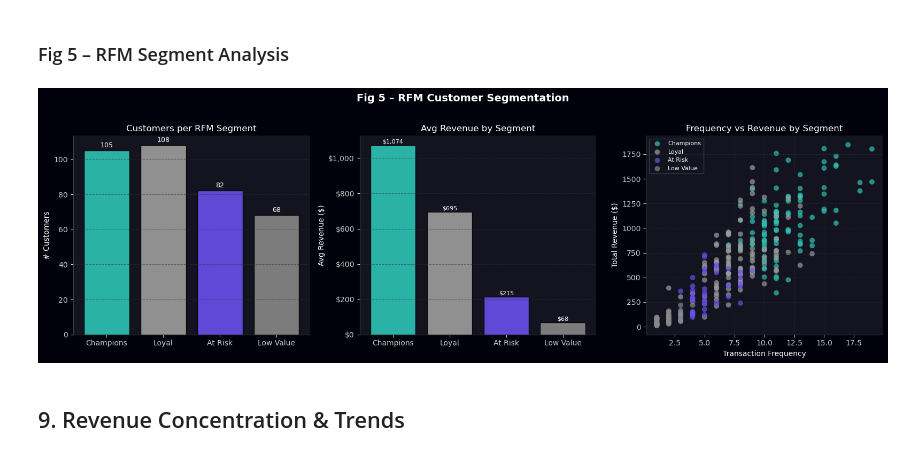
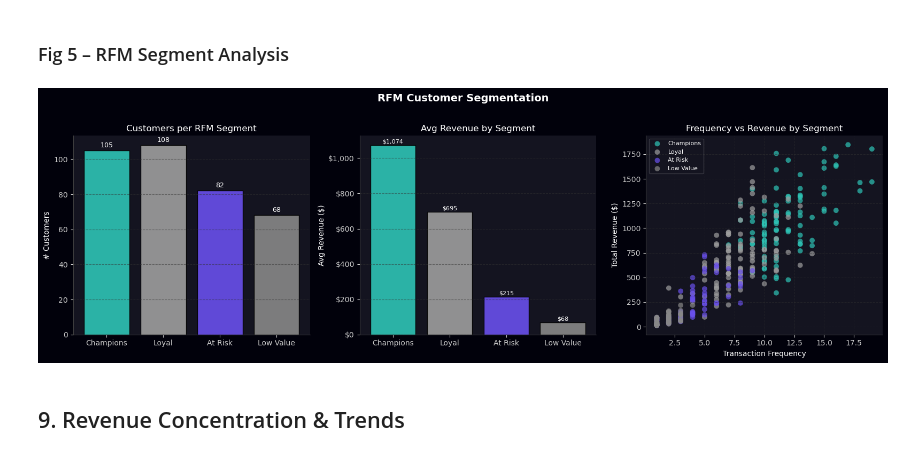
Before and after one commit to benjamint24/ITC-2026, a Jupyter notebook: Final EDA_combined.ipynb, the cells around one changed output. Saved outputs shown, nothing was run; the diff lists cells and outputs as text; code cells hidden in the pictures.

```diff
--- a/Final EDA_combined.ipynb
+++ b/Final EDA_combined.ipynb
@@ -665,7 +665,7 @@ seg_colors = {'Champions': '#2EC4B6', 'Loyal': PALETTE[3], 'At Risk': PALETTE[0]
 seg_order  = ['Champions', 'Loyal', 'At Risk', 'Low Value']
 
 fig, axes = plt.subplots(1, 3, figsize=(16, 5))
-fig.suptitle('Fig 5 – RFM Customer Segmentation', fontsize=14, fontweight='bold', y=1.02)
+fig.suptitle('RFM Customer Segmentation', fontsize=14, fontweight='bold', y=1.02)
 
 # 5a – Count per segment
 ax = axes[0]
@@ -677,34 +677,34 @@ for bar in bars:
     h = bar.get_height()
     ax.text(bar.get_x()+bar.get_width()/2, h+1, str(int(h)), ha='center', va='bottom', fontsize=9)
 
 # 5b – Avg revenue per segment
 ax = axes[1]
 seg_mon = rfm.groupby('Segment')['Monetary'].mean().reindex(seg_order)
 bars = ax.bar(seg_mon.index, seg_mon.values,
               color=[seg_colors[s] for s in seg_mon.index], alpha=0.9, edgecolor='black')
 ax.set_ylabel('Avg Revenue ($)'); ax.set_title('Avg Revenue by Segment')
 ax.yaxis.set_major_formatter(mticker.FuncFormatter(lambda x,_: f'${x:,.0f}'))
 ax.grid(axis='y')
 for bar in bars:
     h = bar.get_height()
     ax.text(bar.get_x()+bar.get_width()/2, h+5, f'${h:,.0f}', ha='center', va='bottom', fontsize=8)
 
 # 5c – Scatter: Frequency vs Revenue
 ax = axes[2]
 for seg, color in seg_colors.items():
     sub = rfm[rfm['Segment']==seg]
     ax.scatter(sub['Frequency'], sub['Monetary'], c=color, label=seg, alpha=0.7, s=50, edgecolors='none')
 ax.set_xlabel('Transaction Frequency'); ax.set_ylabel('Total Revenue ($)')
 ax.set_title('Frequency vs Revenue by Segment')
 ax.legend(framealpha=0.2, fontsize=8); ax.grid()
 
 plt.tight_layout()
 
 plt.savefig("Visuals/rfm_customer_segmentation.png", dpi=300, bbox_inches="tight")
 
 plt.show()
 # %% [output]
-[figure, old version]
+[figure, new version]
 # %% [markdown]
 ## 9. Revenue Concentration & Trends
 # %% [markdown]
```
Also changed, not shown: parts of 5 cells of this notebook, 8 other files.
